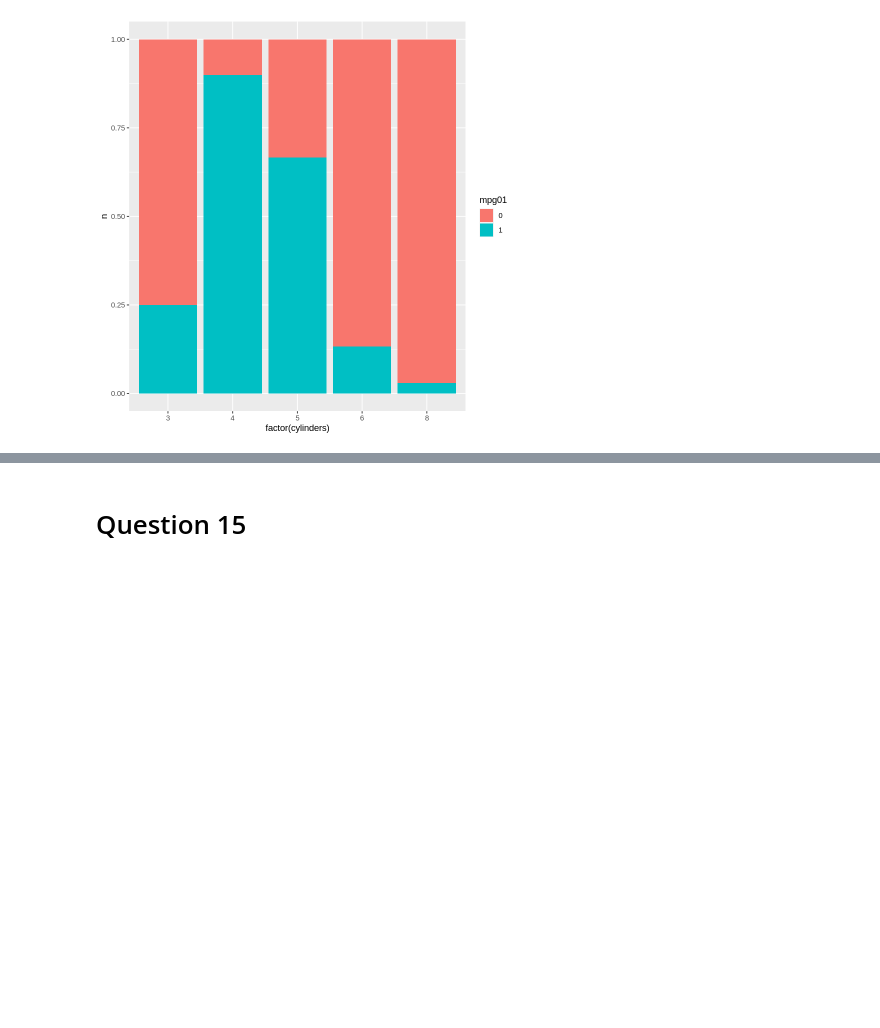
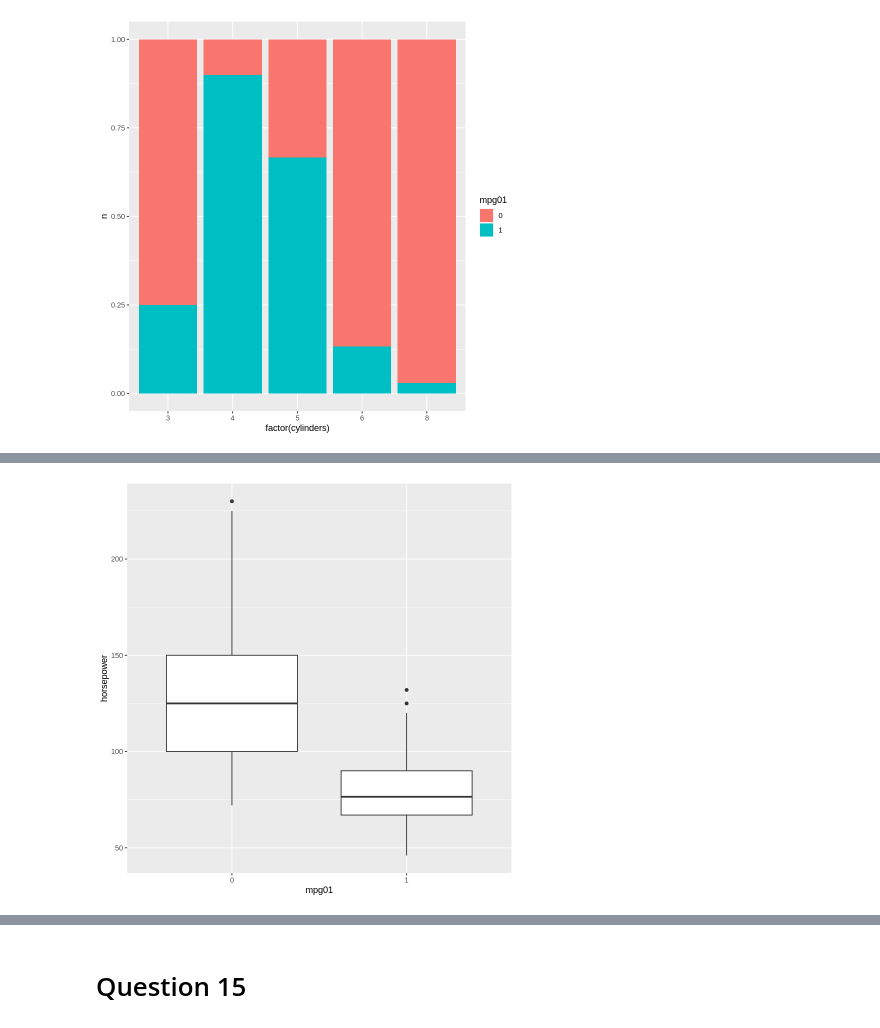
Before and after one commit to rrdepaula/Data_Science, a Jupyter notebook: Applied_Exercises_Ch_4_ISLR2_Ramon_de_Paula.ipynb, the cells around one changed output, grey strips where cells are left out. Saved outputs shown, nothing was run; the diff lists cells and outputs as text; code cells hidden in the pictures; blank space fills up the shorter version.

```diff
--- a/Applied_Exercises_Ch_4_ISLR2_Ramon_de_Paula.ipynb
+++ b/Applied_Exercises_Ch_4_ISLR2_Ramon_de_Paula.ipynb
@@ -706,0 +336,4 @@ Auto %>%
+# %%
+qplot(mpg01, horsepower, data = Auto, geom = "boxplot")
+# %% [output]
+[figure, added]
```
Also changed, not shown: parts of 71 cells of this notebook.
